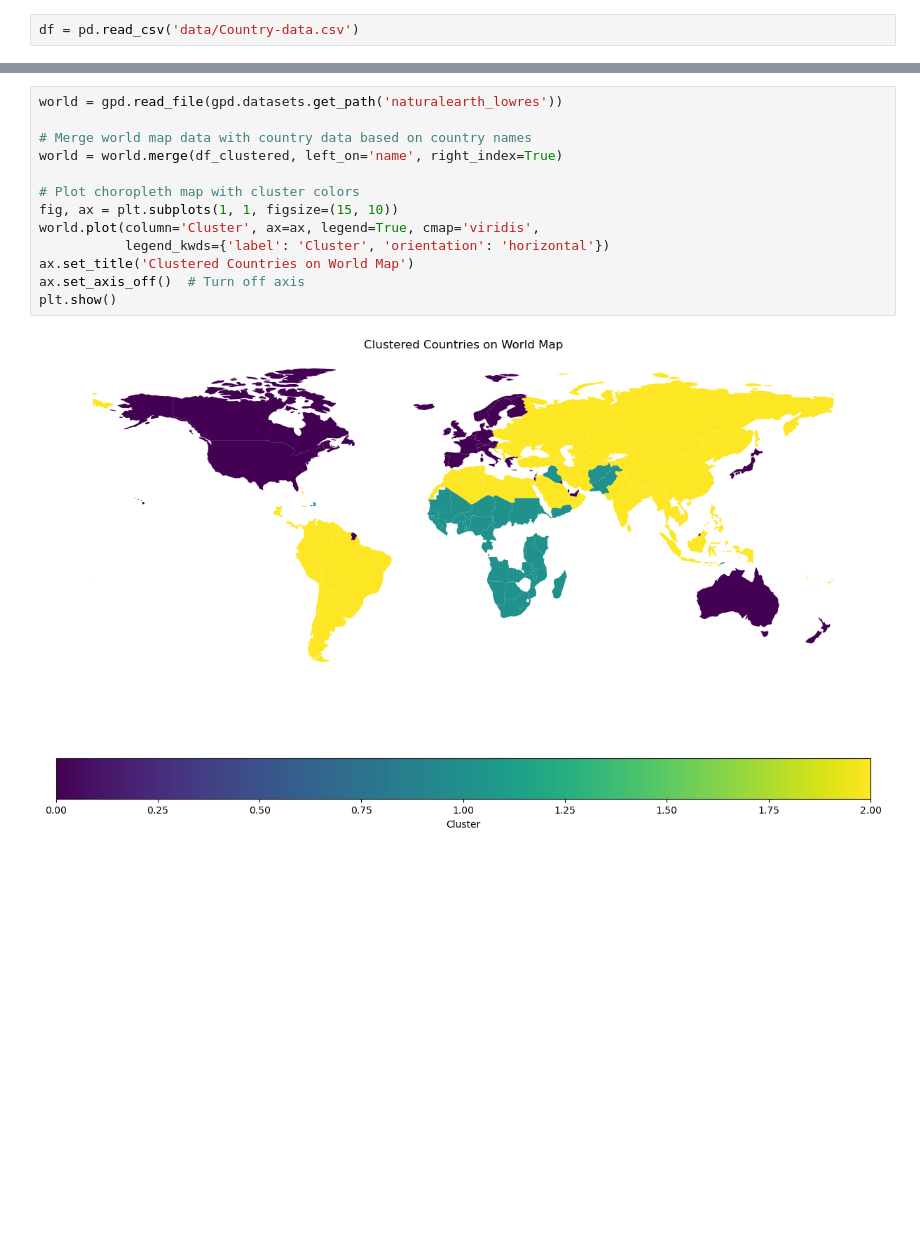
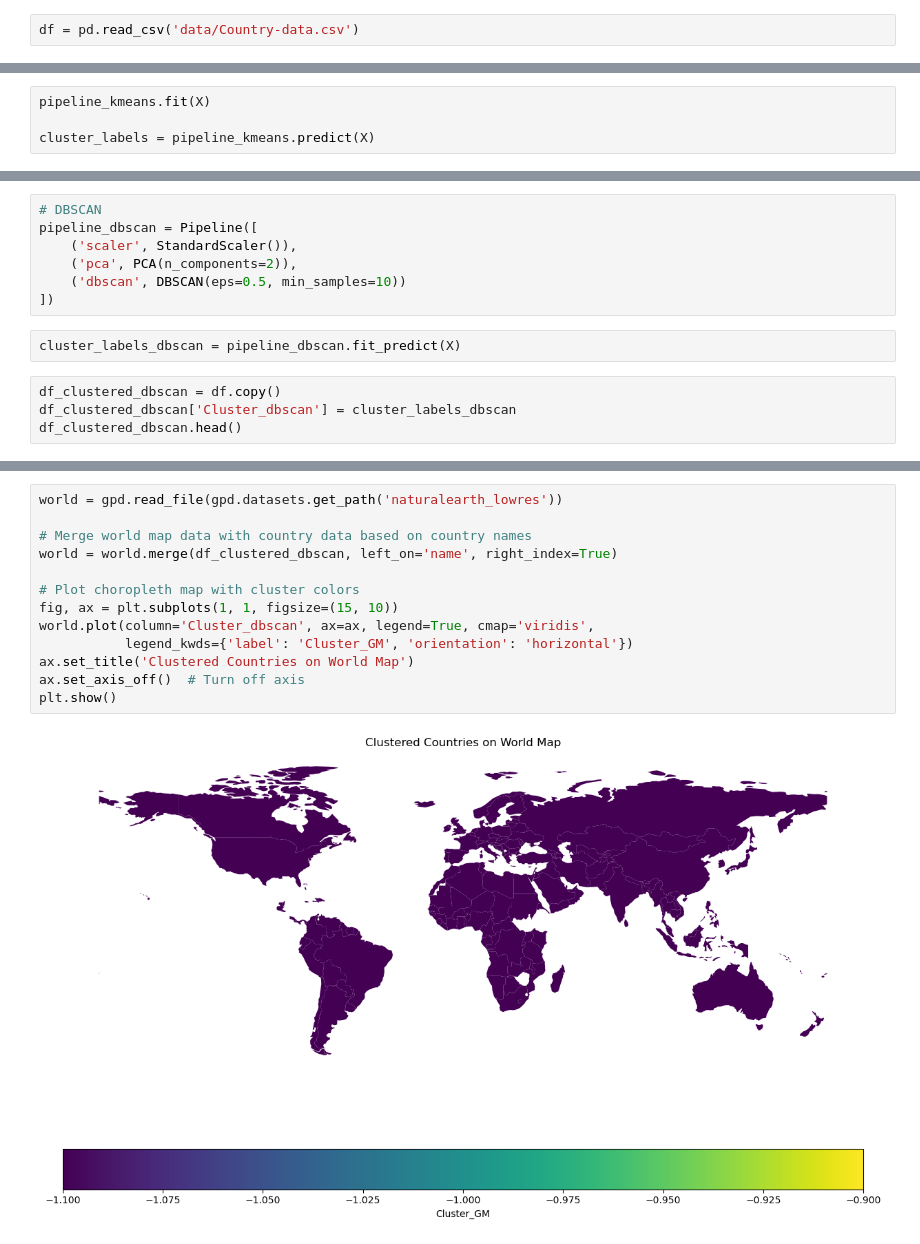
Before and after one commit to lilcdx/DATA832_Classification_pays, a Jupyter notebook: clustering.ipynb, the cells around one changed output, grey strips where cells are left out. Saved outputs shown, nothing was run; the diff lists cells and outputs as text; blank space fills up the shorter version.

Commit message:
[MODIF]Structure clustering.ipynb

```diff
--- a/clustering.ipynb
+++ b/clustering.ipynb
@@ -76,0 +42,4 @@ Antigua and Barbuda        76.8       2.13  12200        2
+# %%
+pipeline_kmeans.fit(X)
+
+cluster_labels = pipeline_kmeans.predict(X)
@@ -76,0 +82,13 @@ Antigua and Barbuda        76.8       2.13  12200        2
+# %%
+# DBSCAN
+pipeline_dbscan = Pipeline([
+    ('scaler', StandardScaler()),
+    ('pca', PCA(n_components=2)),
+    ('dbscan', DBSCAN(eps=0.5, min_samples=10))
+])
+# %%
+cluster_labels_dbscan = pipeline_dbscan.fit_predict(X)
+# %%
+df_clustered_dbscan = df.copy()
+df_clustered_dbscan['Cluster_dbscan'] = cluster_labels_dbscan
+df_clustered_dbscan.head()
@@ -106,15 +171,15 @@ Cluster 0:
 # %%
 world = gpd.read_file(gpd.datasets.get_path('naturalearth_lowres'))
 
 # Merge world map data with country data based on country names
-world = world.merge(df_clustered, left_on='name', right_index=True)
+world = world.merge(df_clustered_dbscan, left_on='name', right_index=True)
 
 # Plot choropleth map with cluster colors
 fig, ax = plt.subplots(1, 1, figsize=(15, 10))
-world.plot(column='Cluster', ax=ax, legend=True, cmap='viridis',
-           legend_kwds={'label': 'Cluster', 'orientation': 'horizontal'})
+world.plot(column='Cluster_dbscan', ax=ax, legend=True, cmap='viridis',
+           legend_kwds={'label': 'Cluster_GM', 'orientation': 'horizontal'})
 ax.set_title('Clustered Countries on World Map')
 ax.set_axis_off()  # Turn off axis
 plt.show()
 # %% [output]
-[figure, old version]
+[figure, new version]
```
Also changed, not shown: parts of 27 cells of this notebook, 1 other file.
